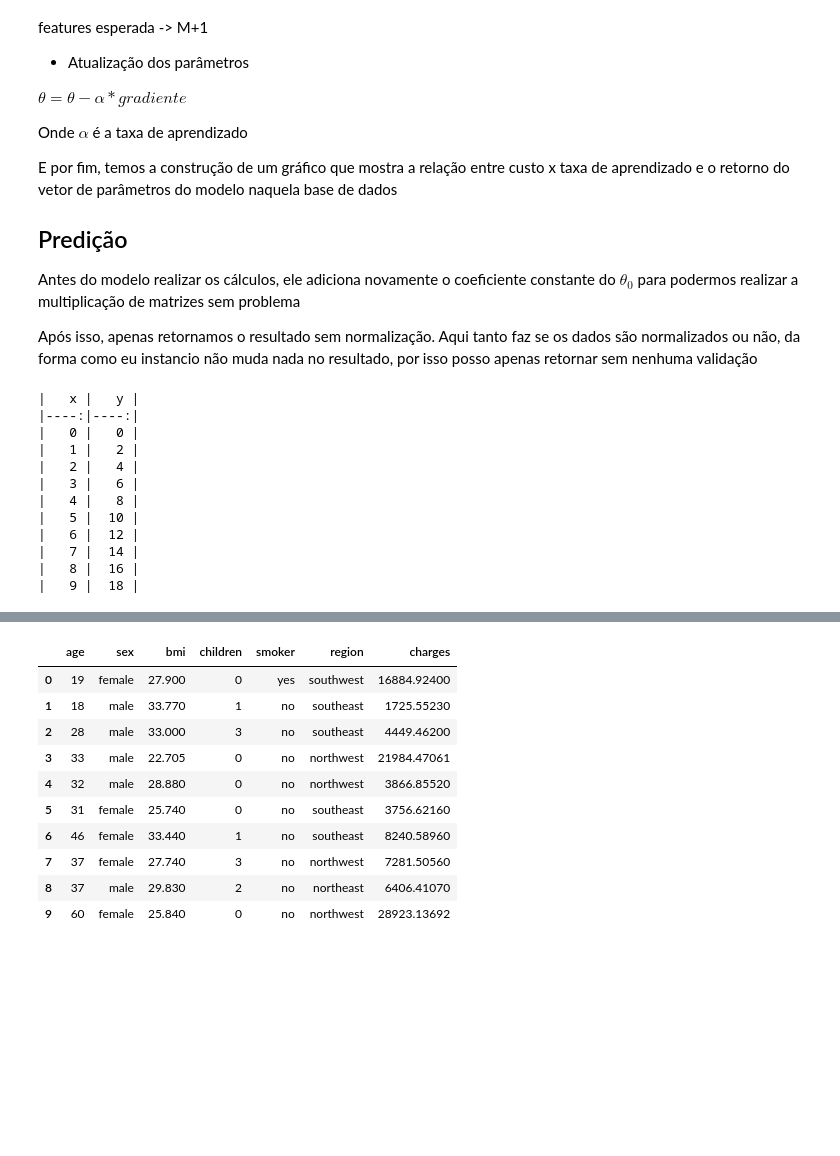
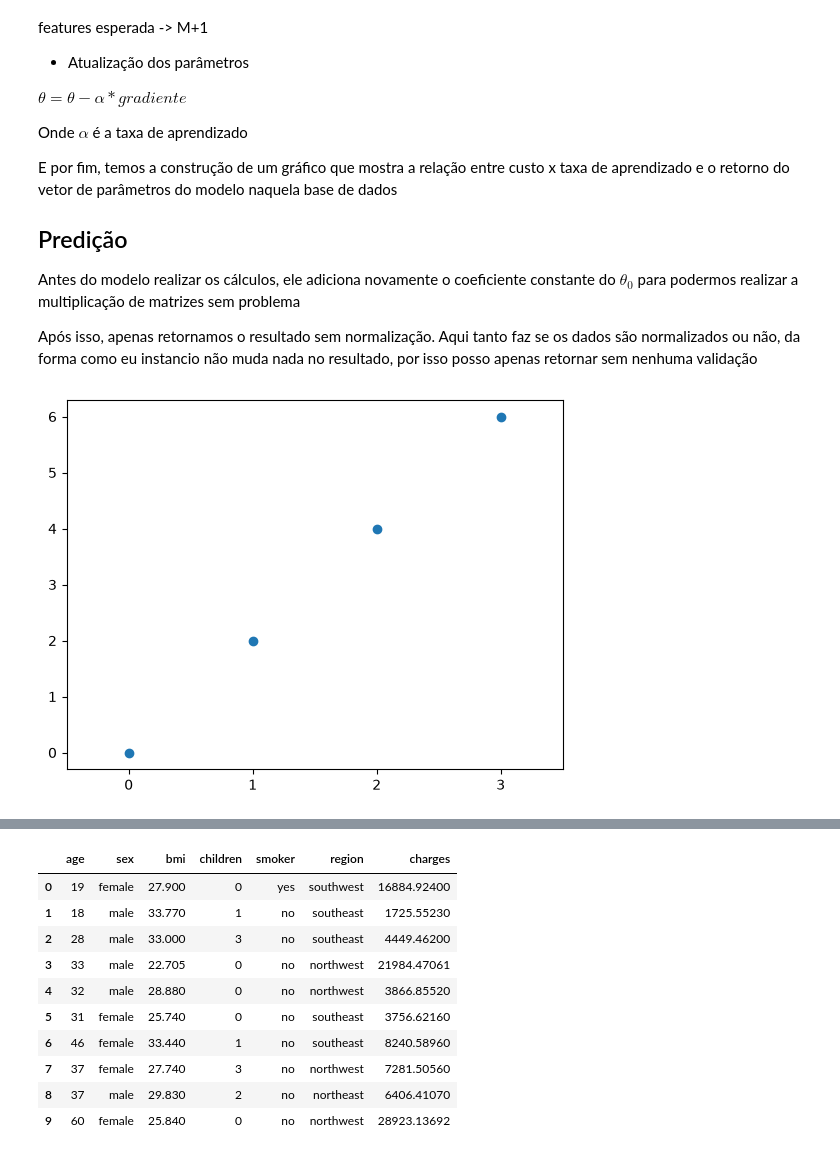
Before and after one commit to expeditow/machine-learning-study, a Jupyter notebook: regres-linear-grad.ipynb, the cells around one changed output, grey strips where cells are left out. Cells and saved outputs as stored; diff of their text form; code cells hidden in the pictures; blank space fills up the shorter version.

```diff
--- a/regres-linear-grad.ipynb
+++ b/regres-linear-grad.ipynb
@@ -222,24 +220,16 @@ class RTrainer:
         return  (self.parametros @ np.transpose(dados_predicao) * self.desvio_previsao_treinamento) + self.media_previsao_treinamento
 # %%
 df_sintetico = pd.DataFrame({
-                'x': range(10),
-                'y': [i*2 for i in range(10)]
+                'x': range(4),
+                'y': [i*2 for i in range(4)]
 })
 
-print(df_sintetico.to_markdown(index=False))
+fig, ax = plt.subplots()
+ax.scatter(df_sintetico['x'], df_sintetico['y'])
+ax.set(xlim=(-0.5, 3.5), xticks=np.arange(0, 4))
+plt.show()
 # %% [output]
-|   x |   y |
-|----:|----:|
-|   0 |   0 |
-|   1 |   2 |
-|   2 |   4 |
-|   3 |   6 |
-|   4 |   8 |
-|   5 |  10 |
-|   6 |  12 |
-|   7 |  14 |
-|   8 |  16 |
-|   9 |  18 |
+[figure, added]
 # %%
 class EvaluativeMetrics:
     # Instânciando a classe
```
Also changed, not shown: parts of 8 cells of this notebook.
